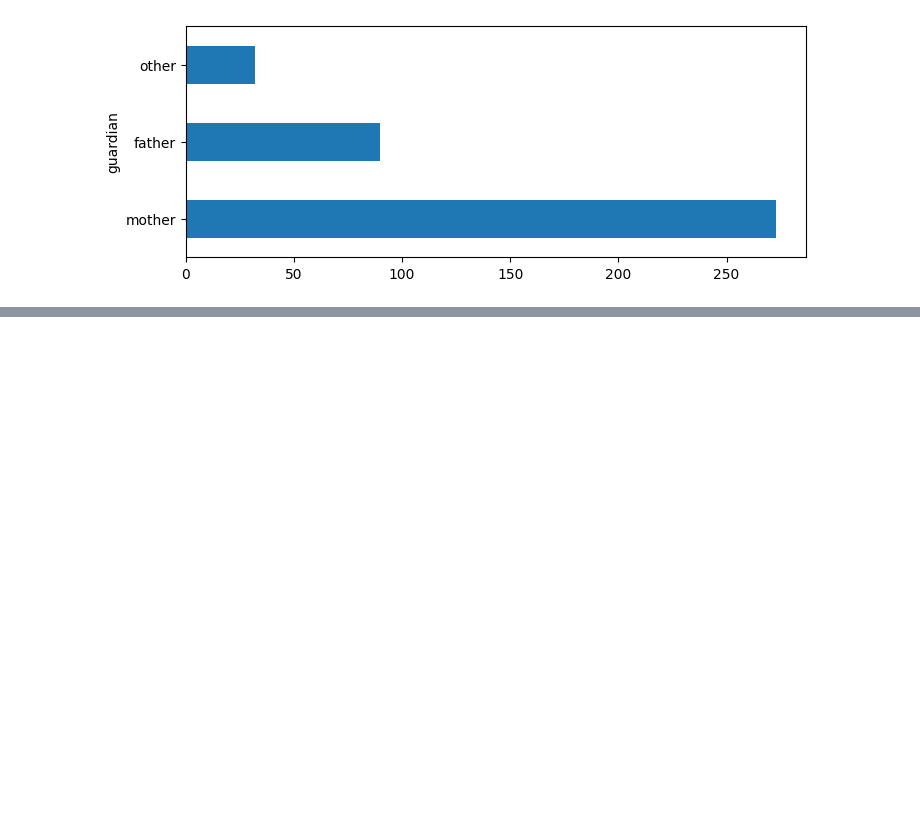
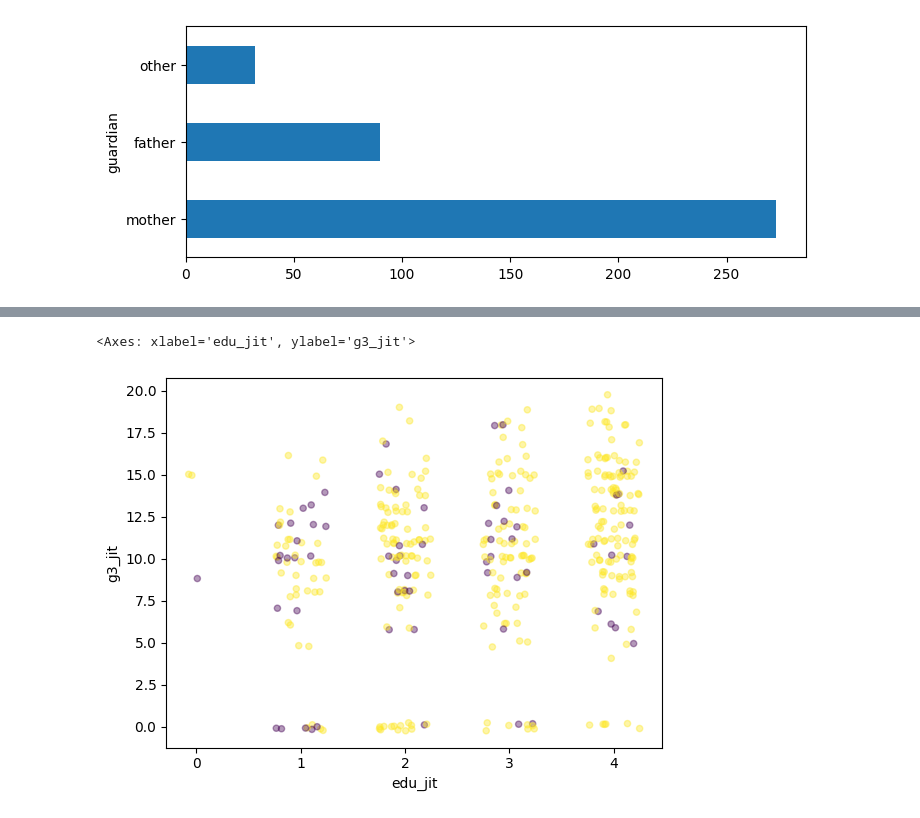
Before and after one commit to agpt8/data_science_portfolio, a Jupyter notebook: student-data-analysis.ipynb, the cells around one changed output, grey strips where cells are left out. Saved outputs shown, nothing was run; the diff lists cells and outputs as text; code cells hidden in the pictures; blank space fills up the shorter version.

Commit message:
fix scatterplot logic

```diff
--- a/student-data-analysis.ipynb
+++ b/student-data-analysis.ipynb
@@ -687,0 +668,14 @@ dtype: object
+# %%
+# Use jitter and grouping (or color) in a scatter plot to distinguish between students who have internet access at
+# home (`internet` column) and those who don't, in relation to mothers' education (`Medu` column) and students'
+# final grades (`G3` column).
+
+(df
+    .assign(edu_jit=lambda df_: jitter(df_, col="Medu"))
+    .assign(g3_jit=lambda df_: jitter(df_, col="G3"))
+    .plot
+    .scatter(x='edu_jit', y='g3_jit', c=df['internet'], alpha=0.4)
+)
+# %% [output]
+<Axes: xlabel='edu_jit', ylabel='g3_jit'>
+[figure, added]
```
Also changed, not shown: parts of 6 cells of this notebook.
